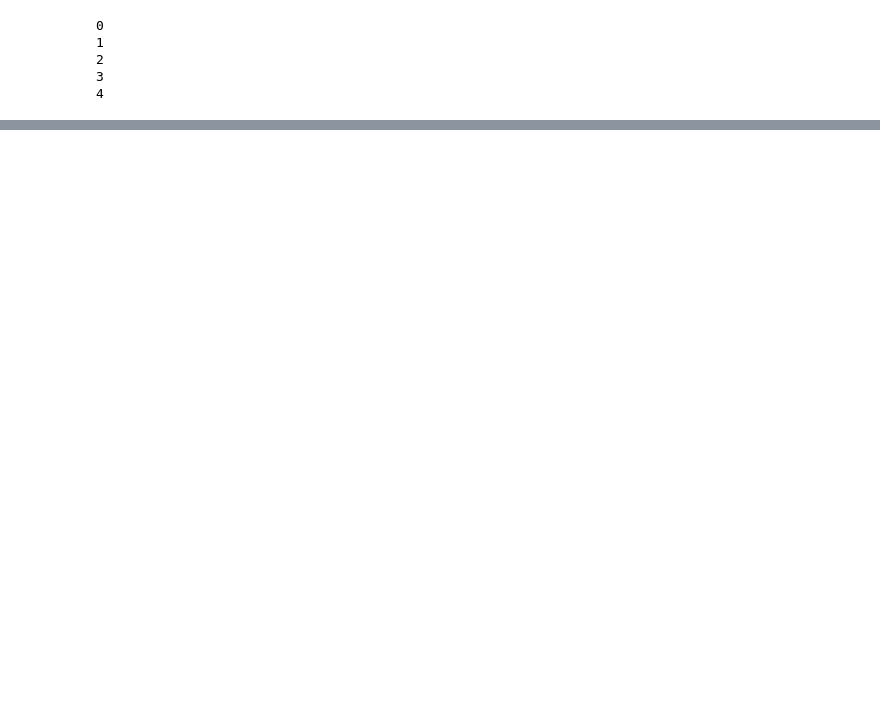
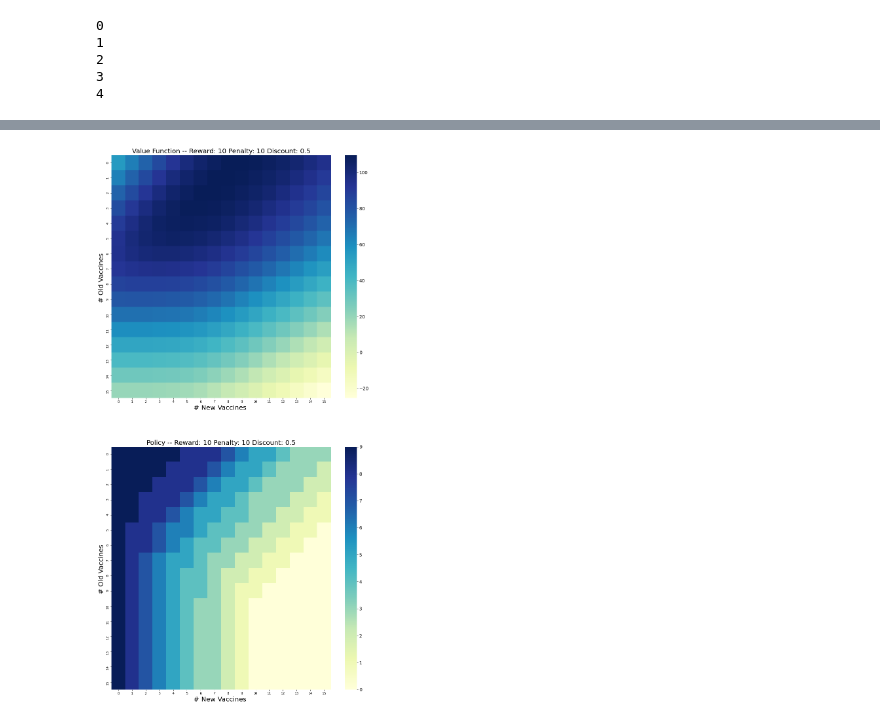
Before and after one commit to 12kleingordon34/RL-Exploration, a Jupyter notebook: vaccine_delivery/playground.ipynb, the cells around one changed output, grey strips where cells are left out. Drawn from its saved outputs; the diff is of its cells as text; code cells hidden in the pictures; blank space fills up the shorter version.

Commit message:
Finish Bellman delivery exercise for single site
* Add further ideas on README.md

```diff
--- a/vaccine_delivery/playground.ipynb
+++ b/vaccine_delivery/playground.ipynb
@@ -4,10 +4,48 @@ import matplotlib
 import seaborn as sns
 
 from components import *
+# %%
+def plot_heat_maps(value_array, policy_array, reward, penalty):
+    _, axes = plt.subplots(2, 1, figsize=(15, 30))
+    plt.subplots_adjust(wspace=0.1, hspace=0.2)
+    matplotlib.rcParams.update({'font.size': 22})
+    plt.rc('xtick', labelsize=14)    # fontsize of the tick labels
+    plt.rc('ytick', labelsize=14)    # fontsize of the tick labels
+
+    axes = axes.flatten()
+    axes[0].set_title(
+        f'Value Function -- Reward: {reward} Penalty: {penalty} Discount: {DISCOUNT}',
+        fontsize=20
+    )
+
+    fig = sns.heatmap(
+    #     np.flipud(results),
+        value_array,
+        cmap="YlGnBu",
+        ax=axes[0],
+
+    )
+    fig.set_ylabel('# Old Vaccines ', fontsize=20)
+    fig.set_xlabel('# New Vaccines ', fontsize=20)
+
+
+    axes[1].set_title(
+        f'Policy -- Reward: {reward} Penalty: {penalty} Discount: {DISCOUNT}',
+        fontsize=20
+    )
+
+    fig = sns.heatmap(
+    #     np.flipud(results),
+        policy_array,
+        cmap="YlGnBu",
+        ax=axes[1]
+    )
+    fig.set_ylabel('# Old Vaccines ', fontsize=20)
+    fig.set_xlabel('# New Vaccines ', fontsize=20)
 # %%
 centre = drug_centre(cost_vaccine=10, fee_vaccine=10)
 dist = truncated_patient_arrival_distribution(max_arrivals=10, rate=6)
-agent = bellman_agent(max_vax=20,max_delivery=15)
+agent = bellman_agent(max_vax=15,max_delivery=15)
 
 iteration = 0
 while not agent.is_policy_stable:
@@ -141,3 +63,4 @@ np.array([3., 3., 3., 4., 4., 4., 4., 4., 5., 5., 5., 5., 5., 5.],
 # %%
-V = agent.V
-policy = agent.policy
+plot_heat_maps(agent.V, agent.policy, centre.fee_vaccine, centre.cost_vaccine)
+# %% [output]
+[figure, added]
```
Also changed, not shown: parts of 15 cells of this notebook, 2 other files.
